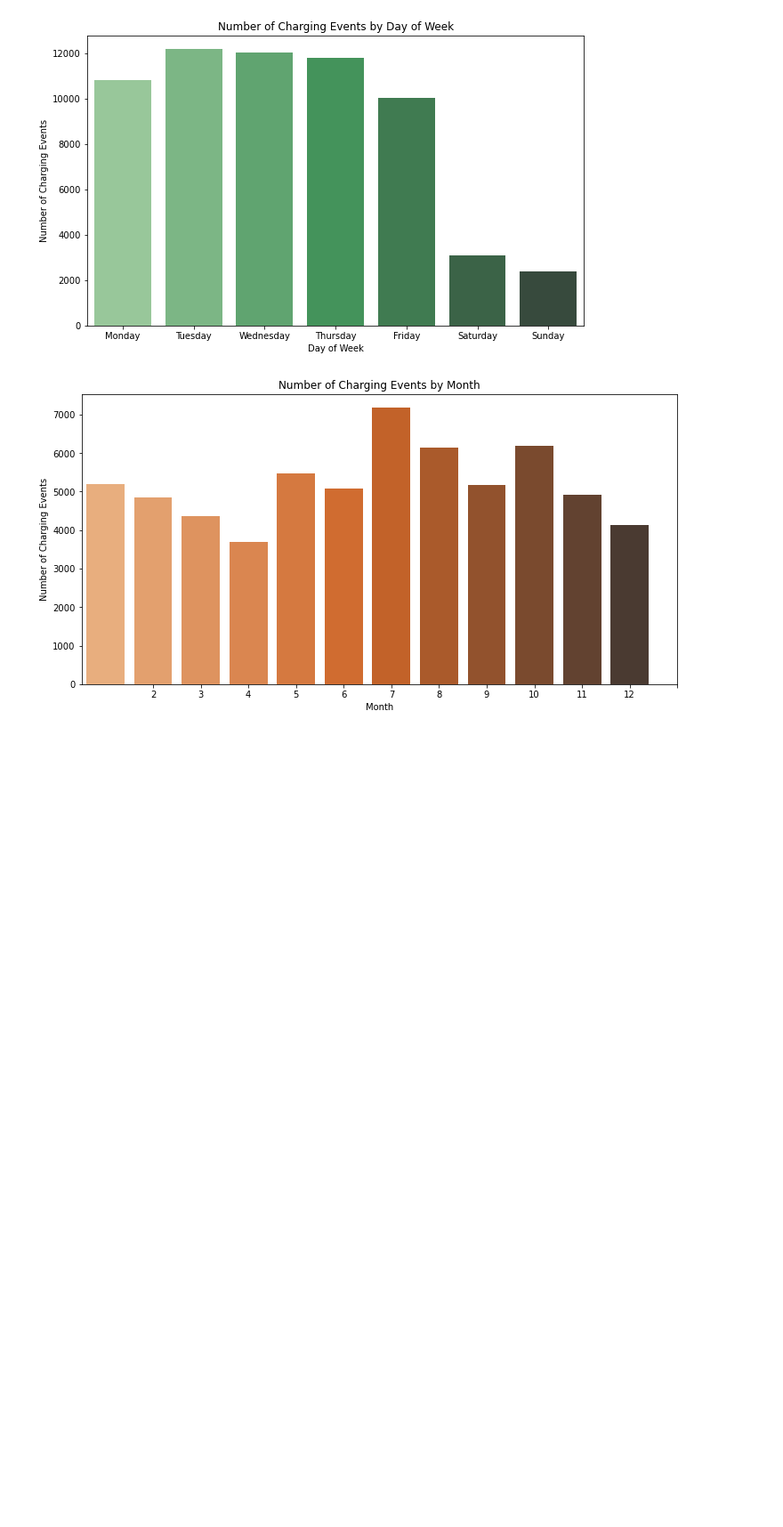
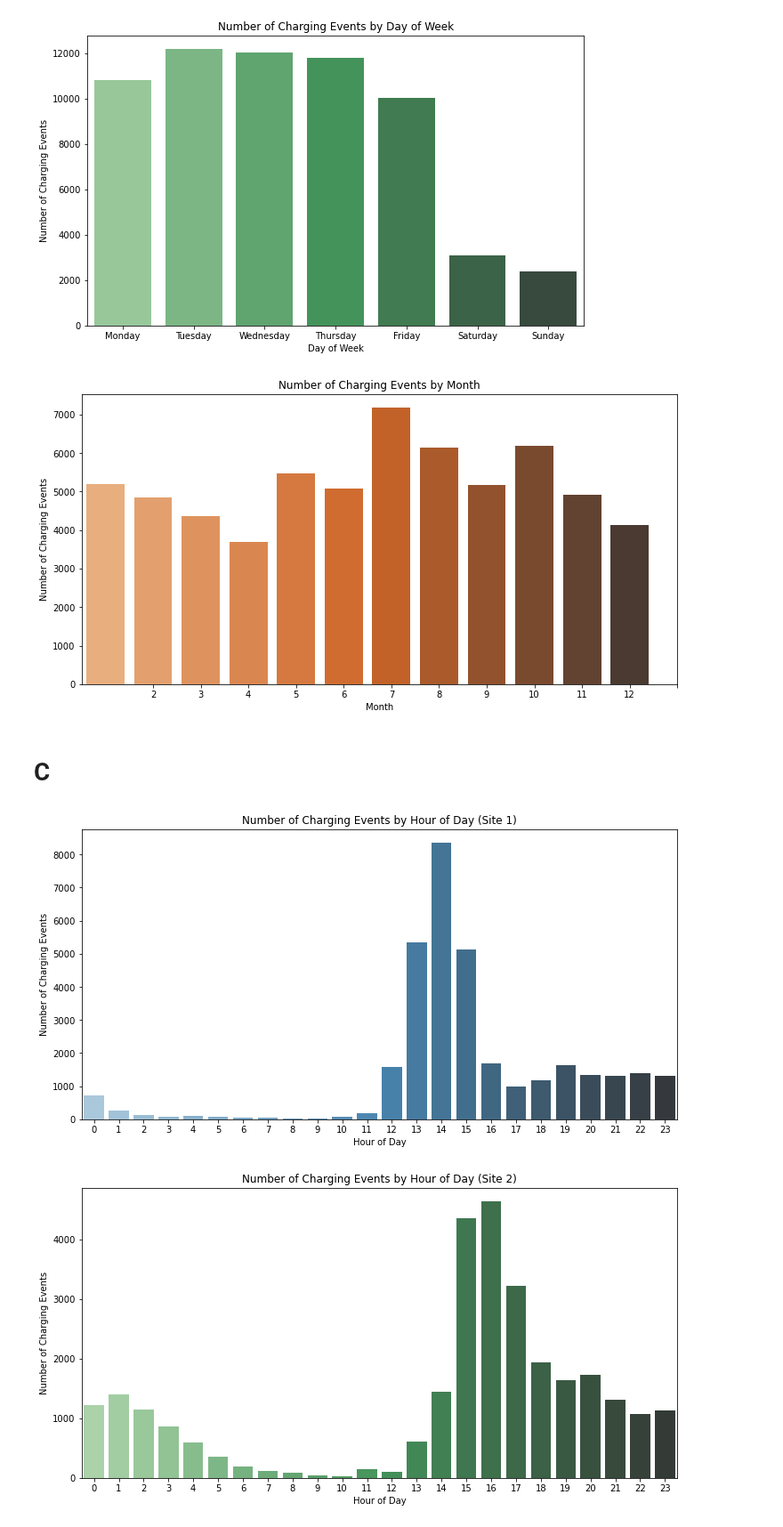
Before and after one commit to helloworldfromleo/AA, a Jupyter notebook: 01_Data_Preparation.ipynb, the cells around one changed output. Shown at 89% size. Saved outputs shown, nothing was run; the diff lists cells and outputs as text; code cells hidden in the pictures; blank space fills up the shorter version.

```diff
--- a/01_Data_Preparation.ipynb
+++ b/01_Data_Preparation.ipynb
@@ -73,11 +73,6 @@ Empty DataFrame
 Columns: [Unnamed: 0, id, connectionTime, disconnectTime, doneChargingTime, kWhDelivered, sessionID, siteID, spaceID, stationID, timezone, userID, userInputs]
 Index: []
 (None,)
-# %%
-# Convert each datetime column to datetime object
-df['connectionTime'] = pd.to_datetime(df['connectionTime'], errors='coerce')
-df['disconnectTime'] = pd.to_datetime(df['disconnectTime'], errors='coerce')
-df['doneChargingTime'] = pd.to_datetime(df['doneChargingTime'], errors='coerce')
 # %% [markdown]
 # Data Cleaning
 # %% [markdown]
@@ -352,3 +347,28 @@ plt.xticks(range(1, 13))
 plt.show()
 # %% [output]
 [figure]
+# %% [markdown]
+# C
+# %%
+# Filter the dataframe for siteID=1 and siteID=2
+df_site1 = df[df['siteID'] == 1]
+df_site2 = df[df['siteID'] == 2]
+
+plt.figure(figsize=(12, 6))
+sns.barplot(x='hour', y='Charging Events', data=df_site1.groupby('hour').size().reset_index(name='Charging Events'), palette='Blues_d')
+plt.title('Number of Charging Events by Hour of Day (Site 1)')
+plt.xlabel('Hour of Day')
+plt.ylabel('Number of Charging Events')
+plt.xticks(range(0, 24))
+plt.show()
+
+plt.figure(figsize=(12, 6))
+sns.barplot(x='hour', y='Charging Events', data=df_site2.groupby('hour').size().reset_index(name='Charging Events'), palette='Greens_d')
+plt.title('Number of Charging Events by Hour of Day (Site 2)')
+plt.xlabel('Hour of Day')
+plt.ylabel('Number of Charging Events')
+plt.xticks(range(0, 24))
+plt.show()
+# %% [output]
+[figure, added]
+[figure, added]
```
Also changed, not shown: parts of 1 cell of this notebook.
